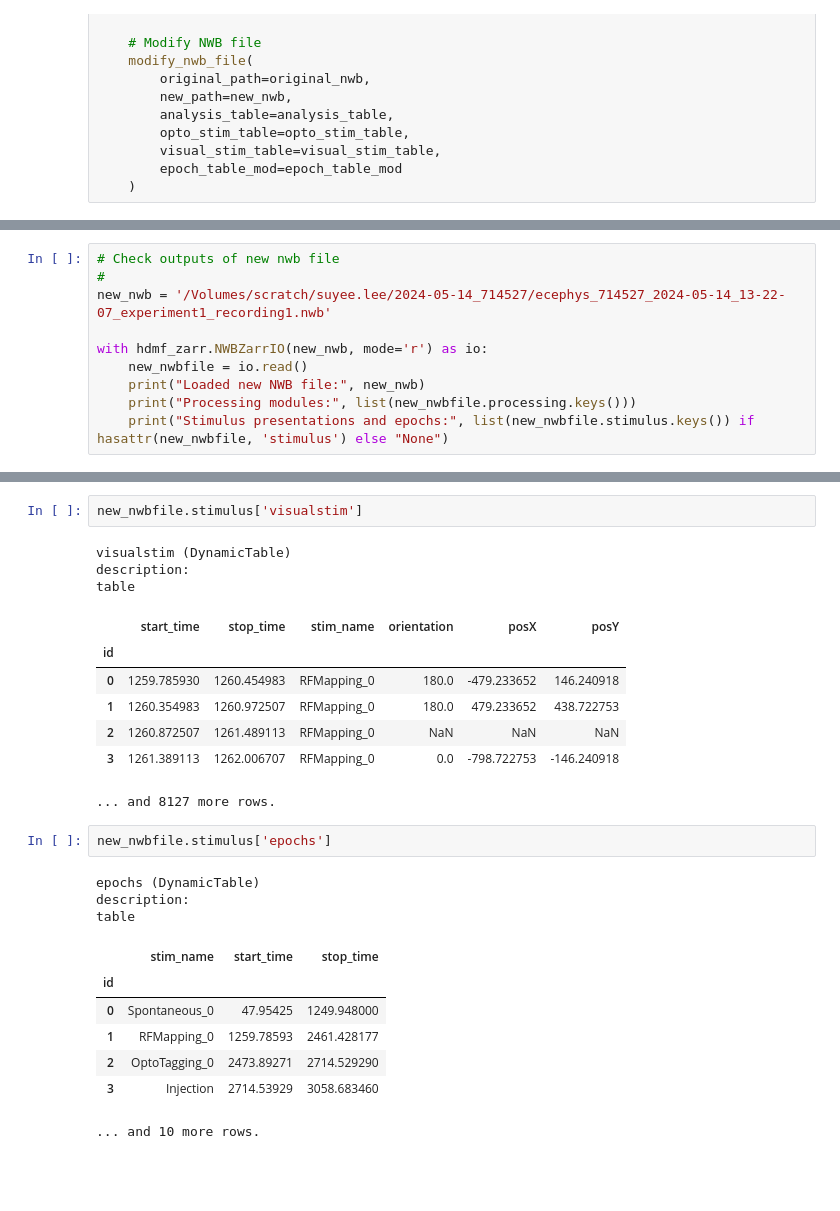
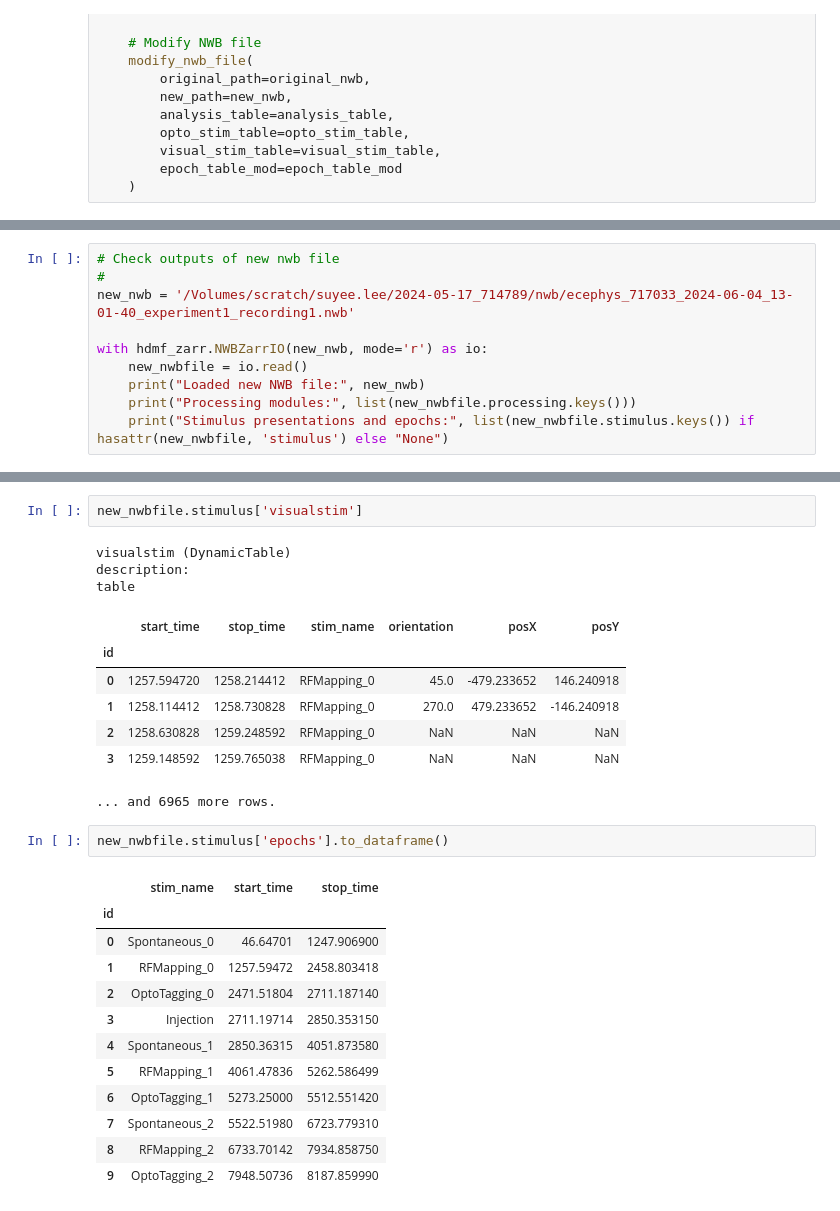
Before and after one commit to leesuyee/np-ultra-nwb-updates, a Jupyter notebook: nwb_modification_run.ipynb, the cells around one changed output, grey strips where cells are left out. Cells and saved outputs as stored; diff of their text form; blank space fills up the shorter version.

```diff
--- a/nwb_modification_run.ipynb
+++ b/nwb_modification_run.ipynb
@@ -573,7 +626,7 @@ Saved to: /Volumes/scratch/suyee.lee/2024-05-14_714527/ecephys_714527_2024-05-14
 # %%
 # Check outputs of new nwb file
 #
-new_nwb = '/Volumes/scratch/suyee.lee/2024-05-14_714527/ecephys_714527_2024-05-14_13-22-07_experiment1_recording1.nwb'
+new_nwb = '/Volumes/scratch/suyee.lee/2024-05-17_714789/nwb/ecephys_717033_2024-06-04_13-01-40_experiment1_recording1.nwb'
 
 with hdmf_zarr.NWBZarrIO(new_nwb, mode='r') as io:
     new_nwbfile = io.read()
@@ -625,21 +676,23 @@ description:
 table
 |  | start_time | stop_time | stim_name | orientation | posX | posY |
 | id |  |  |  |  |  |  |
-| 0 | 1259.785930 | 1260.454983 | RFMapping_0 | 180.0 | -479.233652 | 146.240918 |
-| 1 | 1260.354983 | 1260.972507 | RFMapping_0 | 180.0 | 479.233652 | 438.722753 |
-| 2 | 1260.872507 | 1261.489113 | RFMapping_0 | NaN | NaN | NaN |
-| 3 | 1261.389113 | 1262.006707 | RFMapping_0 | 0.0 | -798.722753 | -146.240918 |
+| 0 | 1257.594720 | 1258.214412 | RFMapping_0 | 45.0 | -479.233652 | 146.240918 |
+| 1 | 1258.114412 | 1258.730828 | RFMapping_0 | 270.0 | 479.233652 | -146.240918 |
+| 2 | 1258.630828 | 1259.248592 | RFMapping_0 | NaN | NaN | NaN |
+| 3 | 1259.148592 | 1259.765038 | RFMapping_0 | NaN | NaN | NaN |
-... and 8127 more rows.
+... and 6965 more rows.
 # %%
-new_nwbfile.stimulus['epochs']
+new_nwbfile.stimulus['epochs'].to_dataframe()
 # %% [output]
-epochs (DynamicTable)
-description:
-table
 |  | stim_name | start_time | stop_time |
 | id |  |  |  |
-| 0 | Spontaneous_0 | 47.95425 | 1249.948000 |
-| 1 | RFMapping_0 | 1259.78593 | 2461.428177 |
-| 2 | OptoTagging_0 | 2473.89271 | 2714.529290 |
-| 3 | Injection | 2714.53929 | 3058.683460 |
+| 0 | Spontaneous_0 | 46.64701 | 1247.906900 |
+| 1 | RFMapping_0 | 1257.59472 | 2458.803418 |
+| 2 | OptoTagging_0 | 2471.51804 | 2711.187140 |
+| 3 | Injection | 2711.19714 | 2850.353150 |
+| 4 | Spontaneous_1 | 2850.36315 | 4051.873580 |
+| 5 | RFMapping_1 | 4061.47836 | 5262.586499 |
+| 6 | OptoTagging_1 | 5273.25000 | 5512.551420 |
+| 7 | Spontaneous_2 | 5522.51980 | 6723.779310 |
+| 8 | RFMapping_2 | 6733.70142 | 7934.858750 |
+| 9 | OptoTagging_2 | 7948.50736 | 8187.859990 |
-... and 10 more rows.
```
Also changed, not shown: parts of 4 cells of this notebook, 1 other file.
